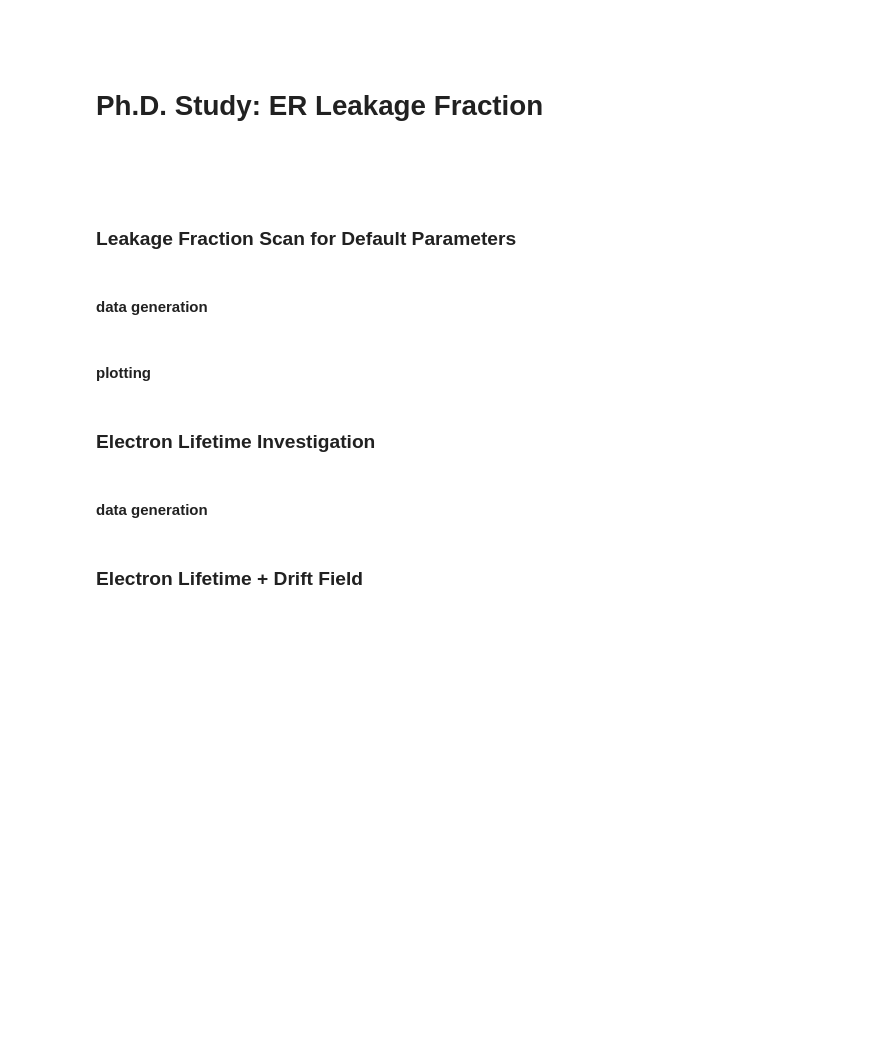
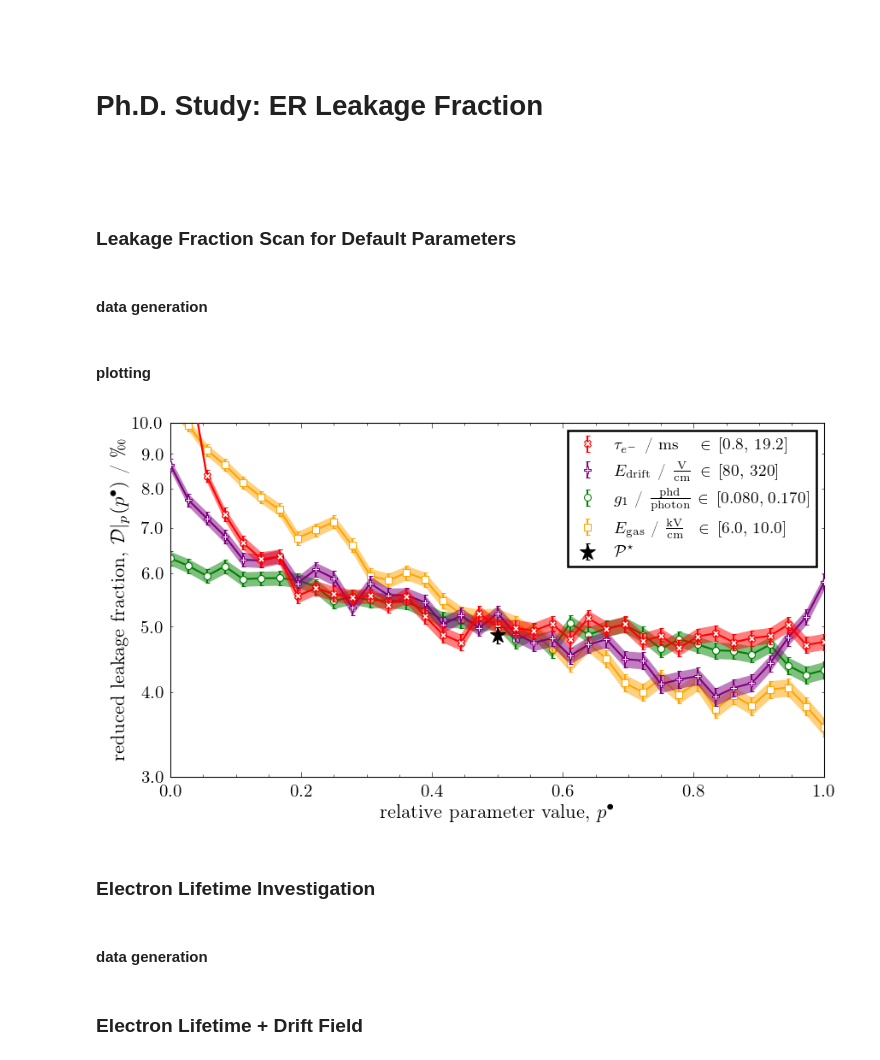
Before and after one commit to DanielBaur/sfsv2, a Jupyter notebook: sfs.ipynb, the cells around one changed output. Saved outputs shown, nothing was run; the diff lists cells and outputs as text; code cells hidden in the pictures; blank space fills up the shorter version.

```diff
--- a/sfs.ipynb
+++ b/sfs.ipynb
@@ -962,41 +962,41 @@ if [False,True][1]:
 
     # varable input
     data = {
+        "eLife_us"  : {
+#            "data"  : np.load(abspath_er_leakage_study +"20230521_0625__lf_scan_for_default_parameters__eLife_us_scan.npy"),
+            "data"  : sfs.combine_and_sort_ndarrays([np.load(abspath_er_leakage_study +"20230526_0117__lf_scan_for_default_parameters__eLife_us_scan.npy"), np.load(abspath_er_leakage_study +"20230526_1750__lf_scan_for_default_parameters__eLife_us_scan.npy")], "eLife_us"),
+            "color" : "red",
+            "label" : r"$\tau_{e^-}$ / $\mathrm{ms}$ $\,\,\,\,\,\,\in\,[" +f"{default_param_range_eLife_us[0]/1000:.1f}" +r",\," +f"{default_param_range_eLife_us[1]/1000:.1f}" +r"]$",
+            "range" : default_param_range_eLife_us,
+            "marker": "X",
+            "zorder": 4,
+        },
+        "e_drift"   : {
+#            "data"  : np.load(abspath_er_leakage_study +"20230521_0412__lf_scan_for_default_parameters__e_drift_scan.npy"),
+            "data"  : sfs.combine_and_sort_ndarrays([np.load(abspath_er_leakage_study +"20230525_2349__lf_scan_for_default_parameters__e_drift_scan.npy"), np.load(abspath_er_leakage_study +"20230526_1129__lf_scan_for_default_parameters__e_drift_scan.npy")], "e_drift"),
+            "color" : "purple",
+            "label" : r"$E_{\mathrm{drift}}$ / $\mathrm{\frac{V}{cm}}$ $\,\in\,[" +f"{default_param_range_e_drift[0]:.0f}" +r",\," +f"{default_param_range_e_drift[1]:.0f}" +r"]$",
+            "range" : default_param_range_e_drift,
+            "marker": "P",
+            "zorder": 3,
+        },
         "g1"        : {
 #            "data"  : np.load(abspath_er_leakage_study +"20230521_0457__lf_scan_for_default_parameters__g1_scan.npy"),
-            "data"  : sfs.combine_and_sort_ndarrays([np.load(abspath_er_leakage_study +"20230521_0457__lf_scan_for_default_parameters__g1_scan.npy"), np.load(abspath_er_leakage_study +"20230522_0301__lf_scan_for_default_parameters__g1_scan.npy")], "g1"),
+            "data"  : sfs.combine_and_sort_ndarrays([np.load(abspath_er_leakage_study +"20230526_0018__lf_scan_for_default_parameters__g1_scan.npy"), np.load(abspath_er_leakage_study +"20230526_1328__lf_scan_for_default_parameters__g1_scan.npy")], "g1"),
             "color" : "green",
-            "label" : r"$g_1$ / $\mathrm{\frac{phd}{photon}}$ $\in \,[0.05,\,2.0]$",
+            "label" : r"$g_1$ / $\mathrm{\frac{phd}{photon}}$ $\in \,[" +f"{default_param_range_g1[0]:.3f}" +r",\," +f"{default_param_range_g1[1]:.3f}" +r"]$",
             "range" : default_param_range_g1,
             "marker": "o",
             "zorder": 1,
         },
         "E_gas"     : {
 #            "data"  : np.load(abspath_er_leakage_study +"20230521_0541__lf_scan_for_default_parameters__E_gas_scan.npy"),
-            "data"  : sfs.combine_and_sort_ndarrays([np.load(abspath_er_leakage_study +"20230521_0541__lf_scan_for_default_parameters__E_gas_scan.npy"), np.load(abspath_er_leakage_study +"20230522_0522__lf_scan_for_default_parameters__E_gas_scan.npy")], "E_gas"),
-            "color" : "red",
-            "label" : r"$E_{\mathrm{gas}}$ / $\mathrm{\frac{kV}{cm}}$ $\,\,\,\in\,[4.0,\,12.0]$",
+            "data"  : sfs.combine_and_sort_ndarrays([np.load(abspath_er_leakage_study +"20230526_0048__lf_scan_for_default_parameters__E_gas_scan.npy"), np.load(abspath_er_leakage_study +"20230526_1543__lf_scan_for_default_parameters__E_gas_scan.npy")], "E_gas"),
+            "color" : "orange",
+            "label" : r"$E_{\mathrm{gas}}$ / $\mathrm{\frac{kV}{cm}}$ $\,\,\,\in\,[" +f"{default_param_range_E_gas[0]:.1f}" +r",\," +f"{default_param_range_E_gas[1]:.1f}" +r"]$",
             "range" : default_param_range_E_gas,
             "marker": "s",
             "zorder": 2,
-        },
-        "e_drift"   : {
-#            "data"  : np.load(abspath_er_leakage_study +"20230521_0412__lf_scan_for_default_parameters__e_drift_scan.npy"),
-            "data"  : sfs.combine_and_sort_ndarrays([np.load(abspath_er_leakage_study +"20230521_0412__lf_scan_for_default_parameters__e_drift_scan.npy"), np.load(abspath_er_leakage_study +"20230522_0040__lf_scan_for_default_parameters__e_drift_scan.npy")], "e_drift"),
-            "color" : "blue",
-            "label" : r"$E_{\mathrm{drift}}$ / $\mathrm{\frac{V}{cm}}$ $\,\in\,[20,\,380]$",
-            "range" : default_param_range_e_drift,
-            "marker": "P",
-            "zorder": 3,
-        },
-        "eLife_us"  : {
-#            "data"  : np.load(abspath_er_leakage_study +"20230521_0625__lf_scan_for_default_parameters__eLife_us_scan.npy"),
-            "data"  : sfs.combine_and_sort_ndarrays([np.load(abspath_er_leakage_study +"20230521_0625__lf_scan_for_default_parameters__eLife_us_scan.npy"), np.load(abspath_er_leakage_study +"20230522_0743__lf_scan_for_default_parameters__eLife_us_scan.npy")], "eLife_us"),
-            "color" : "purple",
-            "label" : r"$\tau_{e^-}$ / $\mathrm{ms}$ $\,\,\,\,\,\,\in\,[0.5,\,19.5]$",
-            "range" : default_param_range_eLife_us,
-            "marker": "X",
-            "zorder": 4,
         },
     }
     # figure
@@ -1011,16 +1011,19 @@ if [False,True][1]:
         right = 1.0,
         wspace = 0.0,
         hspace = 0.0,
-        width_ratios = [0.085, 0.905, 0.010],
+        width_ratios = [0.085, 0.900, 0.015],
         height_ratios = [0.020, 0.865, 0.115],)
 
     # axes
     ax1 = fig.add_subplot(spec[1,1])
-    ax1.set_xlabel(r"relative parameter value, ${^{\bullet}p}$", fontsize=11)
-    ax1.set_ylabel(r"reduced leakage fraction, $\mathcal{D}\vert_{p}({^{\bullet}p})$ / $\permil$", fontsize=11, labelpad=5)
+    ax1.set_xlabel(r"relative parameter value, $p^{\bullet}$", fontsize=11)
+    ax1.set_ylabel(r"reduced leakage fraction, $\mathcal{D}\vert_{p}(p^{\bullet})$ / $\permil$", fontsize=11, labelpad=1.5)
     ax1.set_xlim([0.025, 0.975])
+    ax1.set_xlim([0.0, 1.0])
     ax1.set_ylim([3.0, 10.0])
-    #ax1.set_yscale('log')
+    ax1.set_yscale('log')
+    ax1.yaxis.set_minor_formatter(mpl.ticker.ScalarFormatter())
+    ax1.yaxis.set_major_formatter(mpl.ticker.ScalarFormatter())
 
 
     # plotting
@@ -1091,35 +1094,37 @@ if [False,True][1]:
             markerfacecolor = "black",
             markeredgewidth = 0.5,
             markeredgecolor = "black",
             linestyle       = "",
             fmt             = "",
             ecolor          = "black",
             elinewidth      = 1,
             capsize         = 1.2,
             barsabove       = True,
-            label           = r"${^{\star}P}$",
+            label           = r"$\mathcal{P}^{\star}$",
             zorder          = 5,
             capthick        = 0.5,)
         ax1.plot(
             sfs.get_dict_from_json(abspath_discrimination_lines +"example__discrimination_line__default_darwin_detector.json")["leakage_fraction"]*1000,
             sfs.get_dict_from_json(abspath_discrimination_lines +"example__discrimination_line__default_darwin_detector.json")["leakage_fraction_uncertainty"]*1000,
             marker          = "*",
             markersize      = 9.0,
             markerfacecolor = "black",
             markeredgewidth = 9.0,
             markeredgecolor = "black",
             linestyle       = "",
             zorder          = 5,
             alpha           = 1,)
 
     # legend
     ax1.legend()
 
     # saving
     for abspath in abspath_list_plots:
         figure_name = "lekage_fraction_function_reduced_to_all_scanned_parameters"
         fig.savefig(abspath +figure_name +".png")
-        #fig.savefig(abspath +figure_name +".pdf")
+        fig.savefig(abspath +figure_name +".pdf")
+# %% [output]
+[figure, added]
 # %% [markdown]
 ### Electron Lifetime Investigation
 # %% [markdown]
```
Also changed, not shown: parts of 8 cells of this notebook, 10 other files.
